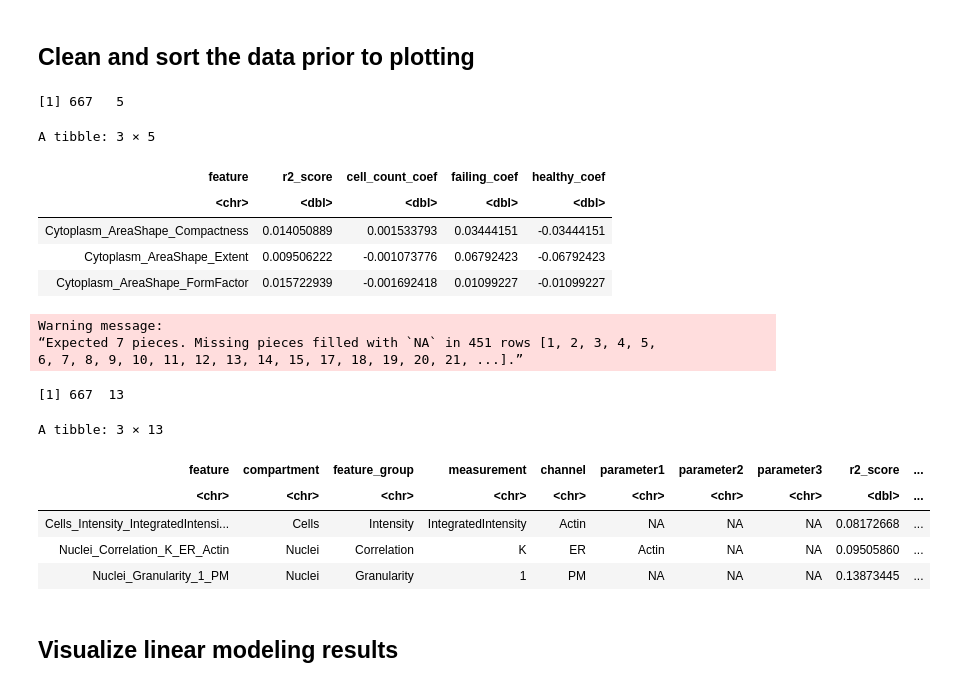
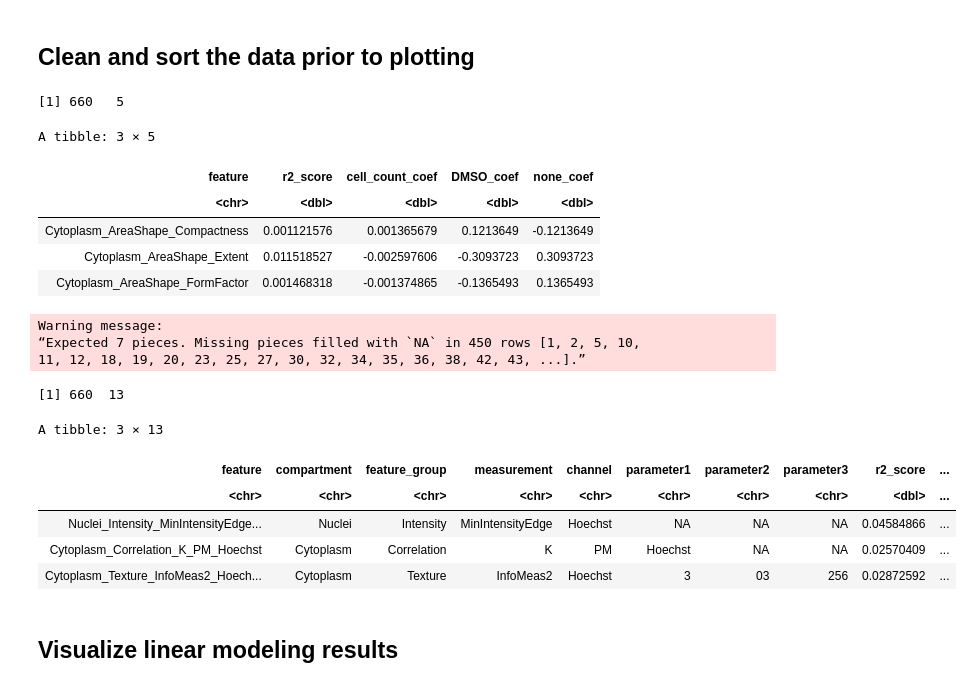
Before and after one commit to WayScience/cellpainting_predicts_cardiac_fibrosis, a Jupyter notebook: 4.analyze_data/notebooks/linear_model/1.visualize_linear_model.ipynb, the cells around one changed output. Drawn from its saved outputs; the diff is of its cells as text; code cells hidden in the pictures.

```diff
--- a/4.analyze_data/notebooks/linear_model/1.visualize_linear_model.ipynb
+++ b/4.analyze_data/notebooks/linear_model/1.visualize_linear_model.ipynb
@@ -23,12 +23,12 @@ input_dir <- "results"
 output_fig_dir <- "figures"
 
 # Path to file with LM coefficients to plot
-lm_file <- file.path(input_dir, paste0(plate, "_linear_model_failing_healthy_no_treatment.tsv"))
+lm_file <- file.path(input_dir, paste0(plate, "_linear_model_heart7_DMSO_none.tsv"))
 
 # Paths for each figure output
-lm_fig <- file.path(output_fig_dir, paste0(plate, "_linear_model_failing_healthy_no_treatment.png"))
-lm_group_fig <- file.path(output_fig_dir, paste0(plate, "_linear_model_failing_healthy_no_treatment_bygroup.png"))
-lm_coef_fig <- file.path(output_fig_dir, paste0(plate, "_linear_model_failing_healthy_no_treatment_coefficients.png"))
+lm_fig <- file.path(output_fig_dir, paste0(plate, "_linear_model_heart7_DMSO_none.png"))
+lm_group_fig <- file.path(output_fig_dir, paste0(plate, "_linear_model_heart7_DMSO_none_bygroup.png"))
+lm_coef_fig <- file.path(output_fig_dir, paste0(plate, "_linear_model_heart7_DMSO_none_coefficients.png"))
 # %% [markdown]
 ## Clean and sort the data prior to plotting
 # %%
@@ -40,13 +40,13 @@ lm_df <- readr::read_tsv(
 print(dim(lm_df))
 head(lm_df, 3)
 # %% [output]
-[1] 667   5
+[1] 660   5
 A tibble: 3 × 5
-| feature | r2_score | cell_count_coef | failing_coef | healthy_coef |
+| feature | r2_score | cell_count_coef | DMSO_coef | none_coef |
 | <chr> | <dbl> | <dbl> | <dbl> | <dbl> |
-| Cytoplasm_AreaShape_Compactness | 0.014050889 | 0.001533793 | 0.03444151 | -0.03444151 |
-| Cytoplasm_AreaShape_Extent | 0.009506222 | -0.001073776 | 0.06792423 | -0.06792423 |
-| Cytoplasm_AreaShape_FormFactor | 0.015722939 | -0.001692418 | 0.01099227 | -0.01099227 |
+| Cytoplasm_AreaShape_Compactness | 0.001121576 | 0.001365679 | 0.1213649 | -0.1213649 |
+| Cytoplasm_AreaShape_Extent | 0.011518527 | -0.002597606 | -0.3093723 | 0.3093723 |
+| Cytoplasm_AreaShape_FormFactor | 0.001468318 | -0.001374865 | -0.1365493 | 0.1365493 |
 # %%
 # Load and process linear model data
 lm_df <- readr::read_tsv(
@@ -56,46 +56,46 @@ lm_df <- readr::read_tsv(
 # Arrange by absolute value coefficient
 # Split out components of feature name for visualization
 lm_df <- lm_df %>%
-    dplyr::arrange(desc(abs(failing_coef))) %>%
+    dplyr::arrange(desc(abs(DMSO_coef))) %>%
     tidyr::separate(
         feature,
         into = c(
             "compartment",
             "feature_group",
             "measurement",
             "channel",
             "parameter1",
             "parameter2",
             "parameter3"
         ),
         sep = "_",
         remove = FALSE
     ) %>%
     dplyr::mutate(channel_cleaned = channel)
 
 lm_df$channel_cleaned <- dplyr::recode(lm_df$channel_cleaned,
     "Hoechst" = "Nucleus",
     "ER" = "ER",
     "Actin" = "Actin",
     "Mitochondria" = "Mito",
     "PM" = "PM",
     .default = "other",
     .missing = "other"
 )
 
 print(dim(lm_df))
 head(lm_df, 3)
 # %% [output]
 Warning message:
-“Expected 7 pieces. Missing pieces filled with `NA` in 451 rows [1, 2, 3, 4, 5,
-6, 7, 8, 9, 10, 11, 12, 13, 14, 15, 17, 18, 19, 20, 21, ...].”
+“Expected 7 pieces. Missing pieces filled with `NA` in 450 rows [1, 2, 5, 10,
+11, 12, 18, 19, 20, 23, 25, 27, 30, 32, 34, 35, 36, 38, 42, 43, ...].”
-[1] 667  13
+[1] 660  13
 A tibble: 3 × 13
 | feature | compartment | feature_group | measurement | channel | parameter1 | parameter2 | parameter3 | r2_score | ... |
 | <chr> | <chr> | <chr> | <chr> | <chr> | <chr> | <chr> | <chr> | <dbl> | ... |
-| Cells_Intensity_IntegratedIntensi... | Cells | Intensity | IntegratedIntensity | Actin | NA | NA | NA | 0.08172668 | ... |
-| Nuclei_Correlation_K_ER_Actin | Nuclei | Correlation | K | ER | Actin | NA | NA | 0.09505860 | ... |
-| Nuclei_Granularity_1_PM | Nuclei | Granularity | 1 | PM | NA | NA | NA | 0.13873445 | ... |
+| Nuclei_Intensity_MinIntensityEdge... | Nuclei | Intensity | MinIntensityEdge | Hoechst | NA | NA | NA | 0.04584866 | ... |
+| Cytoplasm_Correlation_K_PM_Hoechst | Cytoplasm | Correlation | K | PM | Hoechst | NA | NA | 0.02570409 | ... |
+| Cytoplasm_Texture_InfoMeas2_Hoech... | Cytoplasm | Texture | InfoMeas2 | Hoechst | 3 | 03 | 256 | 0.02872592 | ... |
 # %% [markdown]
 ## Visualize linear modeling results
 # %%
```
Also changed, not shown: parts of 4 cells of this notebook, 22 other files.
